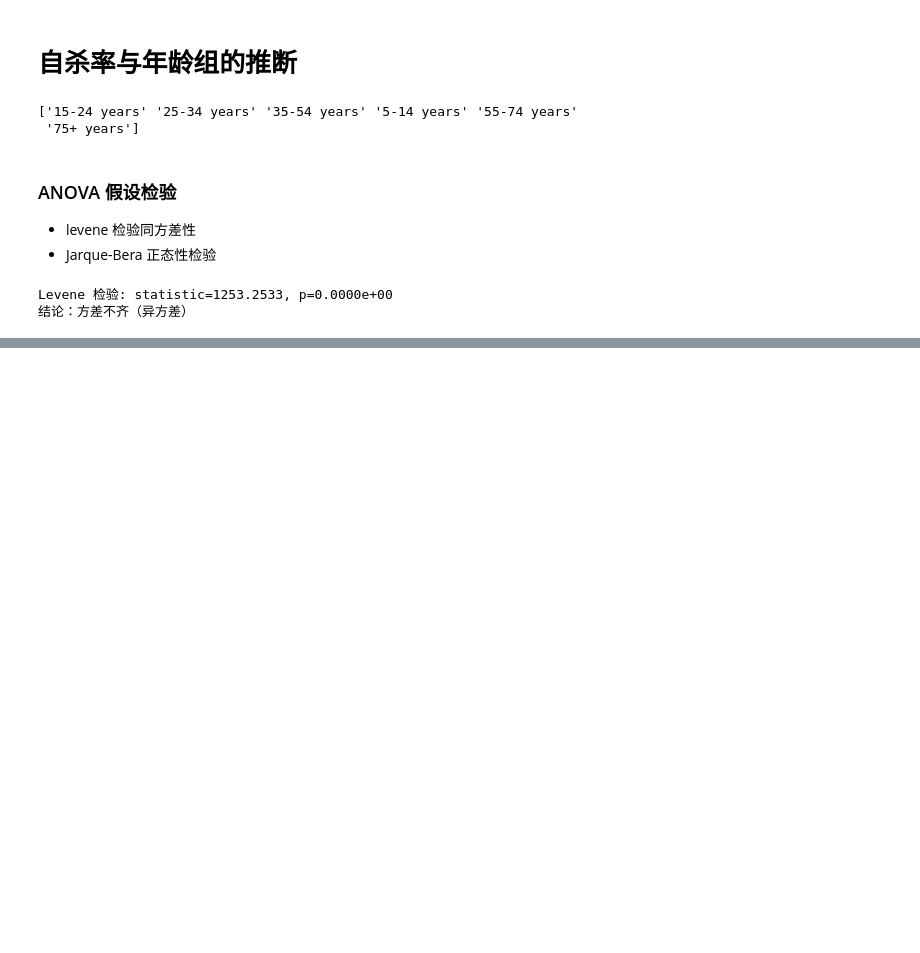
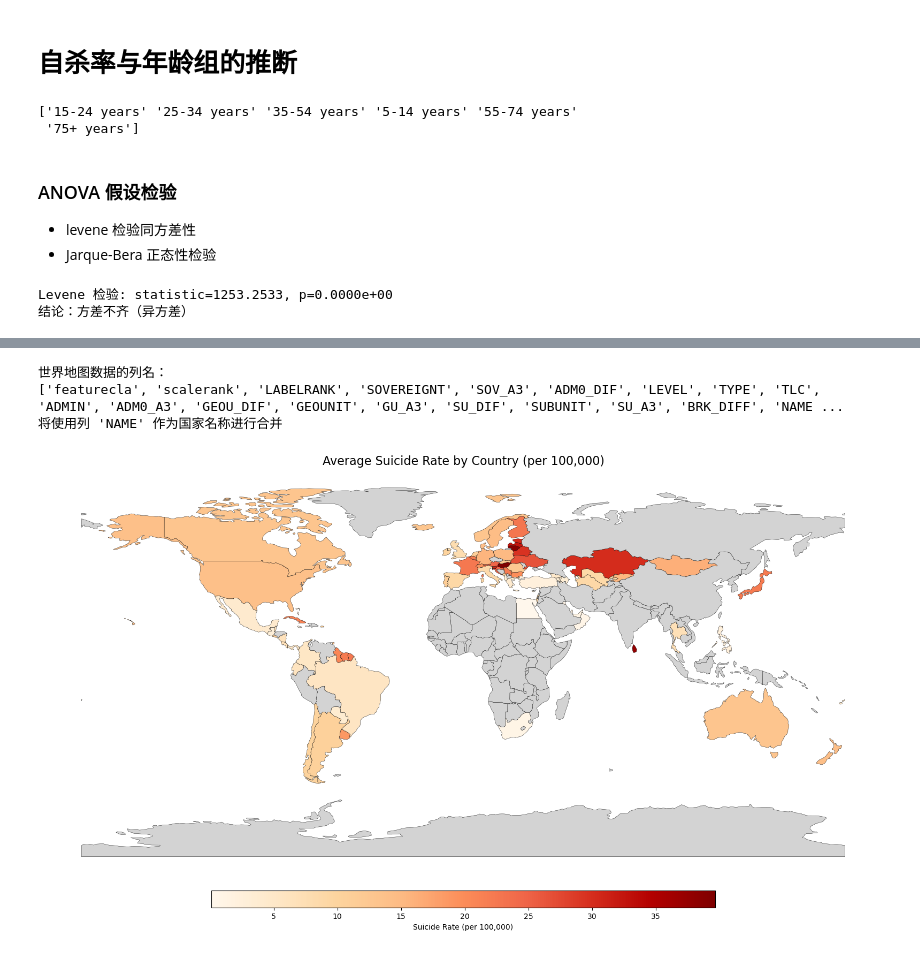
Before and after one commit to jaz-may/Mathematical-Statistics-Final-Project, a Jupyter notebook: Code/project.ipynb, the cells around one changed output, grey strips where cells are left out. Drawn from its saved outputs; the diff is of its cells as text; code cells hidden in the pictures; blank space fills up the shorter version.

```diff
--- a/Code/project.ipynb
+++ b/Code/project.ipynb
@@ -163,0 +446,61 @@ Levene 检验: statistic=1253.2533, p=0.0000e+00
+# %%
+import geopandas as gpd
+import matplotlib.pyplot as plt
+
+# 1. 读取世界地图
+world = gpd.read_file("https://naturalearth.s3.amazonaws.com/110m_cultural/ne_110m_admin_0_countries.zip")
+
+# 2. 打印所有列名，看看有哪些列
+print("世界地图数据的列名：")
+print(world.columns.tolist())
+
+# 3. 自动查找国家名称列（常见的几种命名）
+possible_name_cols = ['name', 'NAME', 'name_long', 'admin', 'ADMIN', 'sovereignt']
+name_col = None
+for col in possible_name_cols:
+    if col in world.columns:
+        name_col = col
+        break
+
+if name_col is None:
+    # 如果找不到，就使用第一列（通常第一个非几何列是名称）
+    # 但更稳健：直接让用户指定
+    raise ValueError("无法自动识别国家名称列，请查看上面打印的列名，手动设置 name_col 变量。")
+
+print(f"将使用列 '{name_col}' 作为国家名称进行合并")
+
+# 4. 按国家计算平均自杀率
+country_agg = data.groupby('country')['suicide_rate_100k'].mean().reset_index()
+
+# 5. 合并数据（左连接保留所有国家）
+world_merged = world.merge(country_agg, left_on=name_col, right_on='country', how='left')
+
+# 6. 绘制世界地图
+fig, ax = plt.subplots(1, 1, figsize=(16, 10))
+
+world_merged.plot(column='suicide_rate_100k',
+                  ax=ax,
+                  legend=True,
+                  legend_kwds={
+                      'label': 'Suicide Rate (per 100,000)',
+                      'orientation': 'horizontal',
+                      'shrink': 0.6,
+                      'pad': 0.03,
+                      'aspect': 30
+                  },
+                  cmap='OrRd',
+                  edgecolor='black',
+                  linewidth=0.3,
+                  missing_kwds={'color': 'lightgray', 'label': 'No data'}
+                 )
+
+ax.set_title('Average Suicide Rate by Country (per 100,000)', fontsize=16)
+ax.axis('off')
+plt.tight_layout()
+plt.savefig('../Docs/world_map.png', dpi=300)
+plt.show()
+# %% [output]
+世界地图数据的列名：
+['featurecla', 'scalerank', 'LABELRANK', 'SOVEREIGNT', 'SOV_A3', 'ADM0_DIF', 'LEVEL', 'TYPE', 'TLC', 'ADMIN', 'ADM0_A3', 'GEOU_DIF', 'GEOUNIT', 'GU_A3', 'SU_DIF', 'SUBUNIT', 'SU_A3', 'BRK_DIFF', 'NAME ...
+将使用列 'NAME' 作为国家名称进行合并
+[figure, added]
```
Also changed, not shown: parts of 17 cells of this notebook, 4 other files.
